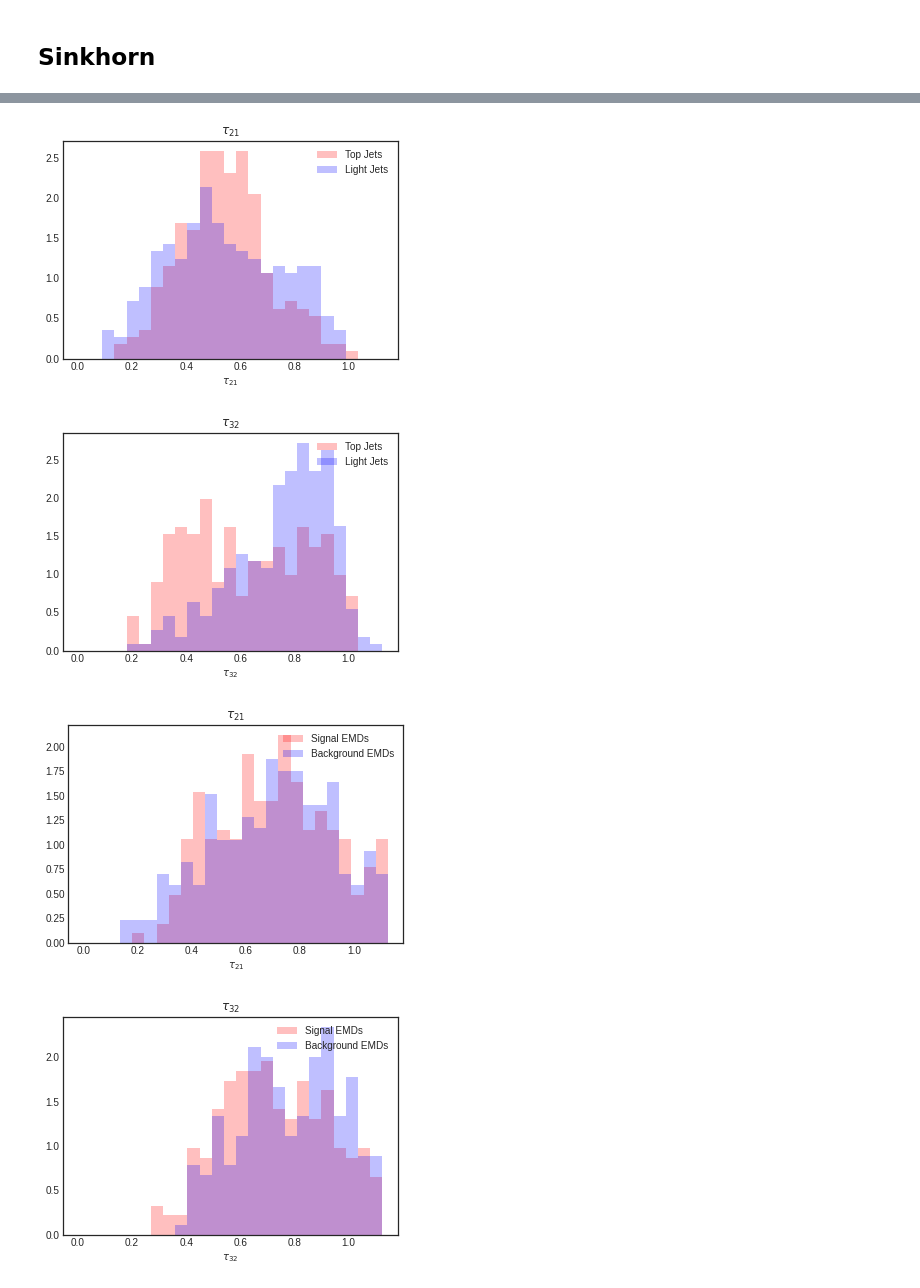
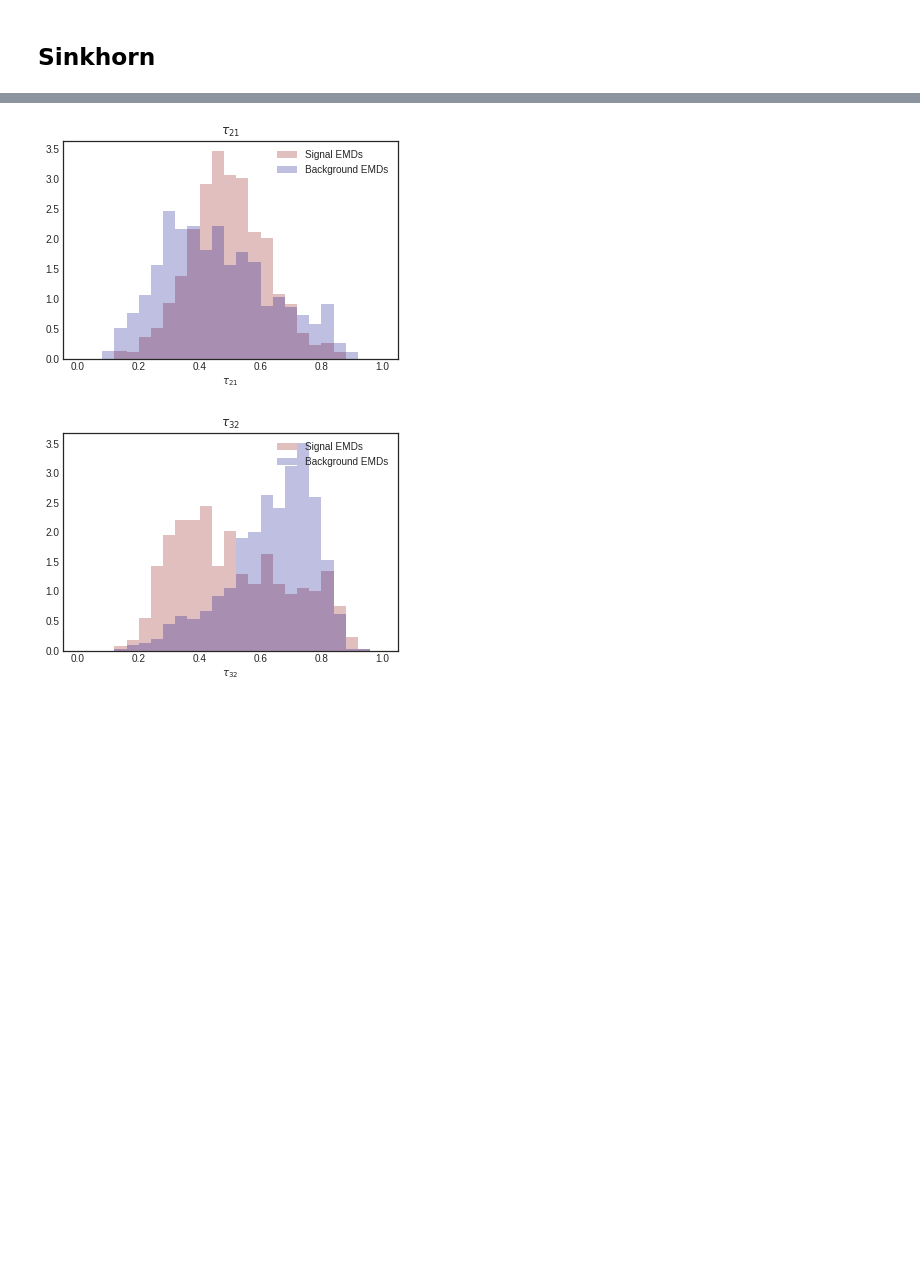
Before and after one commit to rikab/SHAPER, a Jupyter notebook: nsubjettiness_tests.ipynb, the cells around one changed output, grey strips where cells are left out. Cells and saved outputs as stored; diff of their text form; code cells hidden in the pictures; blank space fills up the shorter version.

```diff
--- a/nsubjettiness_tests.ipynb
+++ b/nsubjettiness_tests.ipynb
@@ -17,7 +17,7 @@ from utils import load_dataset
 # Parameters
 R = 0.5
 beta = 1.0
-N = 250
+N = 1000
 epochs = 75
 mass_lower = 145
 mass_upper = 205
@@ -393,27 +446,25 @@ Event 119 Class: signal Value: 0.345 Finished in 0.913s
 # %%
+# for j in range(2):
+#     plt.hist(emds_old[0,j+1,:] / emds_old[0,j,:], bins = 25, range=(0.0, 1.125), density = True, color = "red", label = "Top Jets", histtype="stepfilled", alpha = 0.25)
+#     plt.hist(emds_old[1,j+1,:] / emds_old[1,j,:], bins = 25, range=(0.0, 1.125), density = True, color = "blue", label = "Light Jets", histtype="stepfilled", alpha = 0.25)
+#     # plt.hist(emds_sinkhorn[0,j+1,:] / emds_sinkhorn[0,j,:], bins = 25, range=(0.0, 1.125), density = True, color = "darkred", label = "Signal Sinkhorn", histtype="stepfilled", alpha = 0.25)
+#     # plt.hist(emds_sinkhorn[1,j+1,:] / emds_sinkhorn[1,j,:], bins = 25, range=(0.0, 1.125), density = True, color = "darkblue", label = "Background Sinkhorn", histtype="stepfilled", alpha = 0.25)
+#     plt.title(r"$\tau_{%d %d}$" % (j+2, j+1))
+#     plt.xlabel(r"$\tau_{%d %d}$" % (j+2, j+1))
+#     plt.legend()
+#     plt.show()
+
+
+
 for j in range(2):
-    plt.hist(emds_old[0,j+1,:] / emds_old[0,j,:], bins = 25, range=(0.0, 1.125), density = True, color = "red", label = "Top Jets", histtype="stepfilled", alpha = 0.25)
-    plt.hist(emds_old[1,j+1,:] / emds_old[1,j,:], bins = 25, range=(0.0, 1.125), density = True, color = "blue", label = "Light Jets", histtype="stepfilled", alpha = 0.25)
-    # plt.hist(emds_sinkhorn[0,j+1,:] / emds_sinkhorn[0,j,:], bins = 25, range=(0.0, 1.125), density = True, color = "darkred", label = "Signal Sinkhorn", histtype="stepfilled", alpha = 0.25)
-    # plt.hist(emds_sinkhorn[1,j+1,:] / emds_sinkhorn[1,j,:], bins = 25, range=(0.0, 1.125), density = True, color = "darkblue", label = "Background Sinkhorn", histtype="stepfilled", alpha = 0.25)
+    plt.hist(emds_sinkhorn[0,j+1,1,:] / emds_sinkhorn[0,j,0,:], bins = 25, range=(0.0, 1.000), density = True, color = "darkred", label = "Signal EMDs", histtype="stepfilled", alpha = 0.25)
+    plt.hist(emds_sinkhorn[1,j+1,1,:] / emds_sinkhorn[1,j,0,:], bins = 25, range=(0.0, 1.000), density = True, color = "darkblue", label = "Background EMDs", histtype="stepfilled", alpha = 0.25)
     plt.title(r"$\tau_{%d %d}$" % (j+2, j+1))
     plt.xlabel(r"$\tau_{%d %d}$" % (j+2, j+1))
     plt.legend()
     plt.show()
-
-
-
-for j in range(2):
-    plt.hist(emds_sinkhorn[0,j+1,:] / emds_sinkhorn[0,j,:], bins = 25, range=(0.0, 1.125), density = True, color = "darkred", label = "Signal EMDs", histtype="stepfilled", alpha = 0.25)
-    plt.hist(emds_sinkhorn[1,j+1,:] / emds_sinkhorn[1,j,:], bins = 25, range=(0.0, 1.125), density = True, color = "darkblue", label = "Background EMDs", histtype="stepfilled", alpha = 0.25)
-    plt.title(r"$\tau_{%d %d}$" % (j+2, j+1))
-    plt.xlabel(r"$\tau_{%d %d}$" % (j+2, j+1))
-    plt.legend()
-    plt.show()
 # %% [output]
-[figure, old version]
+[figure, new version]
-[figure, old version]
+[figure, new version]
-[figure, removed]
-[figure, removed]
 # %%
 for j in range(3):
```
Also changed, not shown: parts of 10 cells of this notebook, 2 other files.
